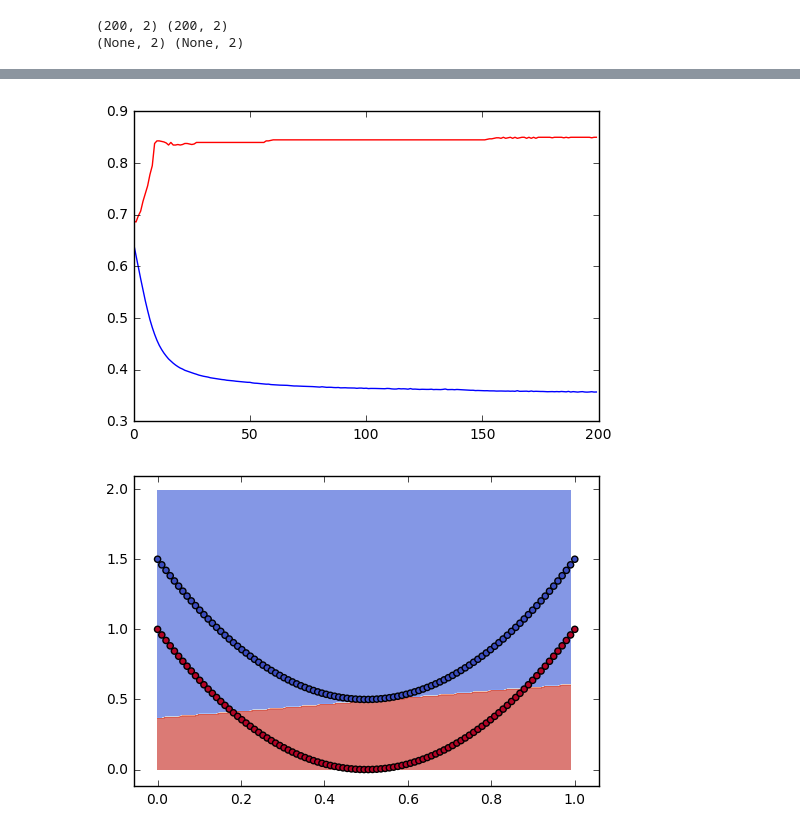
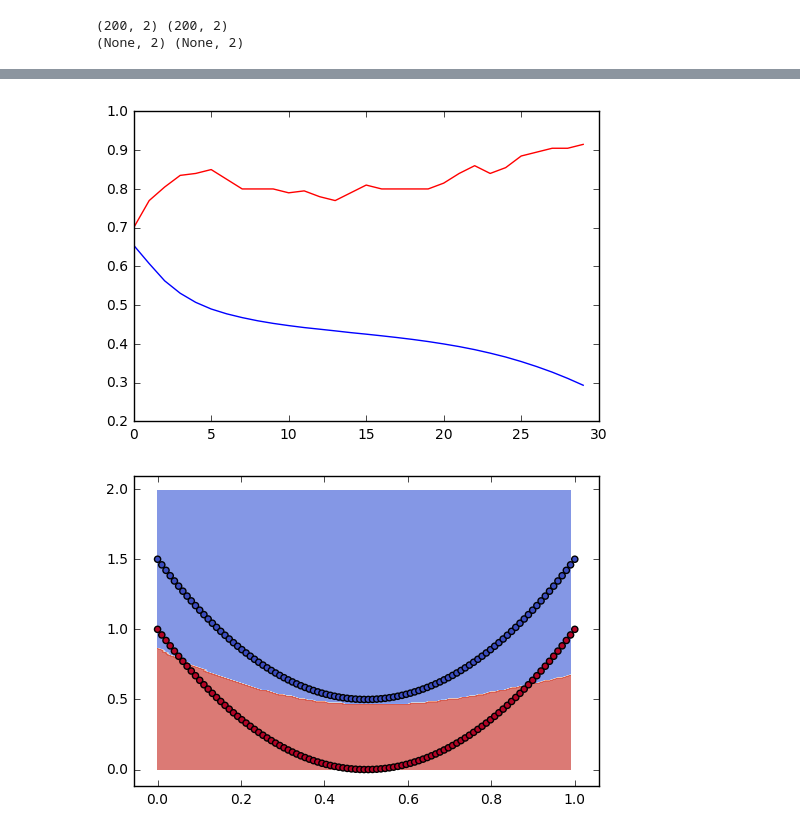
Before and after one commit to huizhuzhao/jupyter_notebook, a Jupyter notebook: jupyter_keras/examples/nn_manifold_topology.ipynb, the cells around one changed output, grey strips where cells are left out. Cells and saved outputs as stored; diff of their text form; code cells hidden in the pictures.

```diff
--- a/jupyter_keras/examples/nn_manifold_topology.ipynb
+++ b/jupyter_keras/examples/nn_manifold_topology.ipynb
@@ -32,22 +48,10 @@ plt.show()
 def build_model():
     model = Sequential()
     model.add(Dense(output_dim=2, input_shape=(2, ), activation='tanh')) # changing output_dim, you test different model
-    model.add(Dense(output_dim=2, activation='relu'))
+    model.add(Dense(output_dim=3, activation='relu'))
     model.add(Dense(output_dim=2, activation='softmax'))
     model.compile(optimizer='adam', loss='categorical_crossentropy', metrics=['accuracy'])
     return model
-
-def train_model(model, data_it, num_batches=10, loop=10):
-    loss_metrics = []
-    for ii in range(loop):
-        tmp_loss_metrics = []
-        for jj in range(num_batches):
-            batch_x, batch_y = data_it.next()
-            batch_loss_metrics = model.train_on_batch(batch_x, batch_y)
-            tmp_loss_metrics.append(batch_loss_metrics)
-        tmp_loss_metrics = np.mean(np.asarray(tmp_loss_metrics), axis=0)
-        loss_metrics.append(tmp_loss_metrics)
-    return loss_metrics
 
 def visualize_model(model, x_min, x_max, y_min, y_max, h):
     xx, yy = np.meshgrid(np.arange(x_min, x_max, h), np.arange(y_min, y_max, h))
@@ -70,0 +71,5 @@ loss_metrics = train_model(model, data_it, num_batches, loop)
+# %%
+nb_batches=150; nb_epoch=30
+batch_x, batch_y = dataset.next()
+print [x.shape for x in dataset.data]
+loss_metrics_dict = train_model_keras(model, train_dataset=dataset, nb_epoch=nb_epoch, nb_batches=nb_batches)
@@ -71,10 +94,11 @@ loss_metrics = train_model(model, data_it, num_batches, loop)
 # %%
+loss_metrics = loss_metrics_dict['train_loss_metrics']
 loss_list = [x[0] for x in loss_metrics]
 metrics_list = [x[1] for x in loss_metrics]
 plt.plot(loss_list)
 plt.plot(metrics_list, 'r')
 plt.show()
 visualize_model(model, 0, 1, 0, 2, 0.01)
 # %% [output]
-[figure, old version]
+[figure, new version]
-[figure, old version]
+[figure, new version]
```
Also changed, not shown: parts of 5 cells of this notebook, 27 other files.
